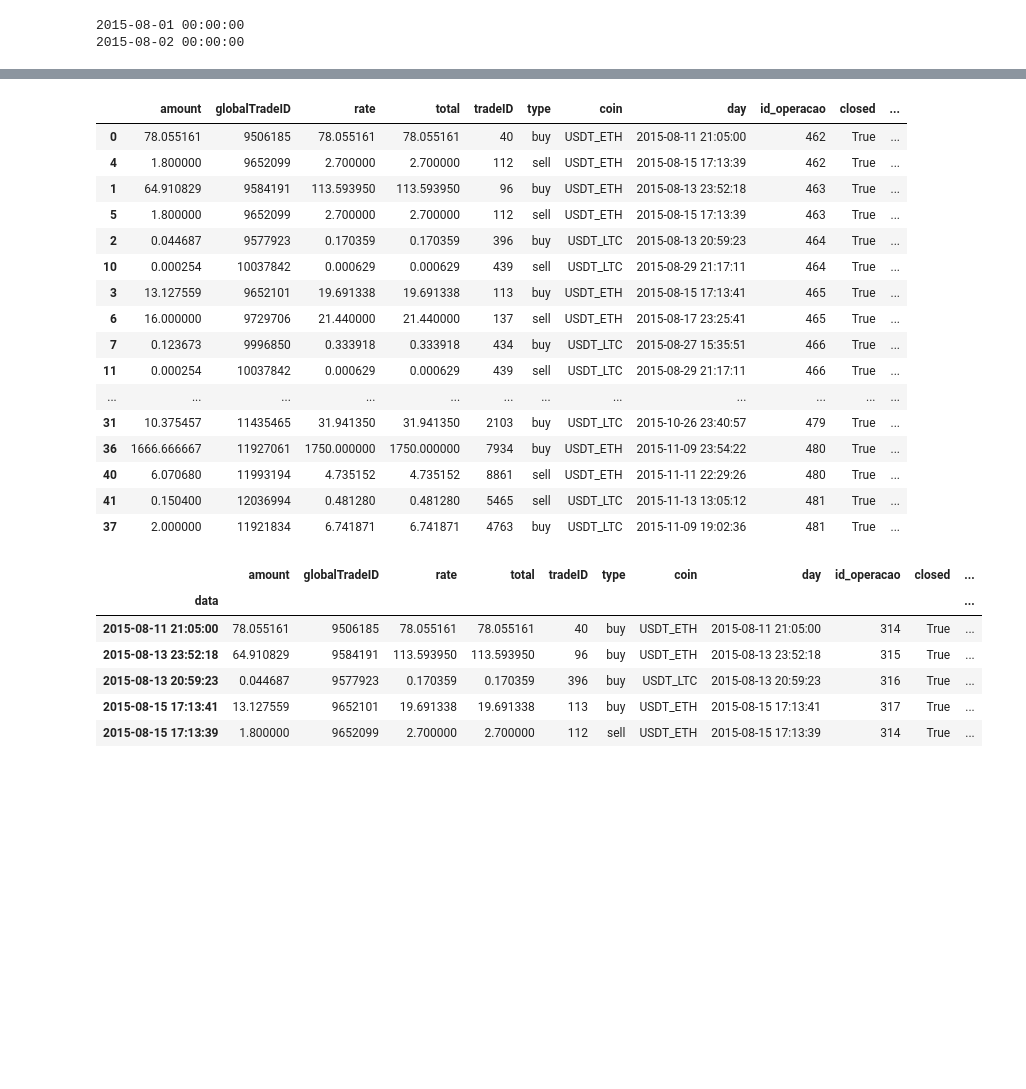
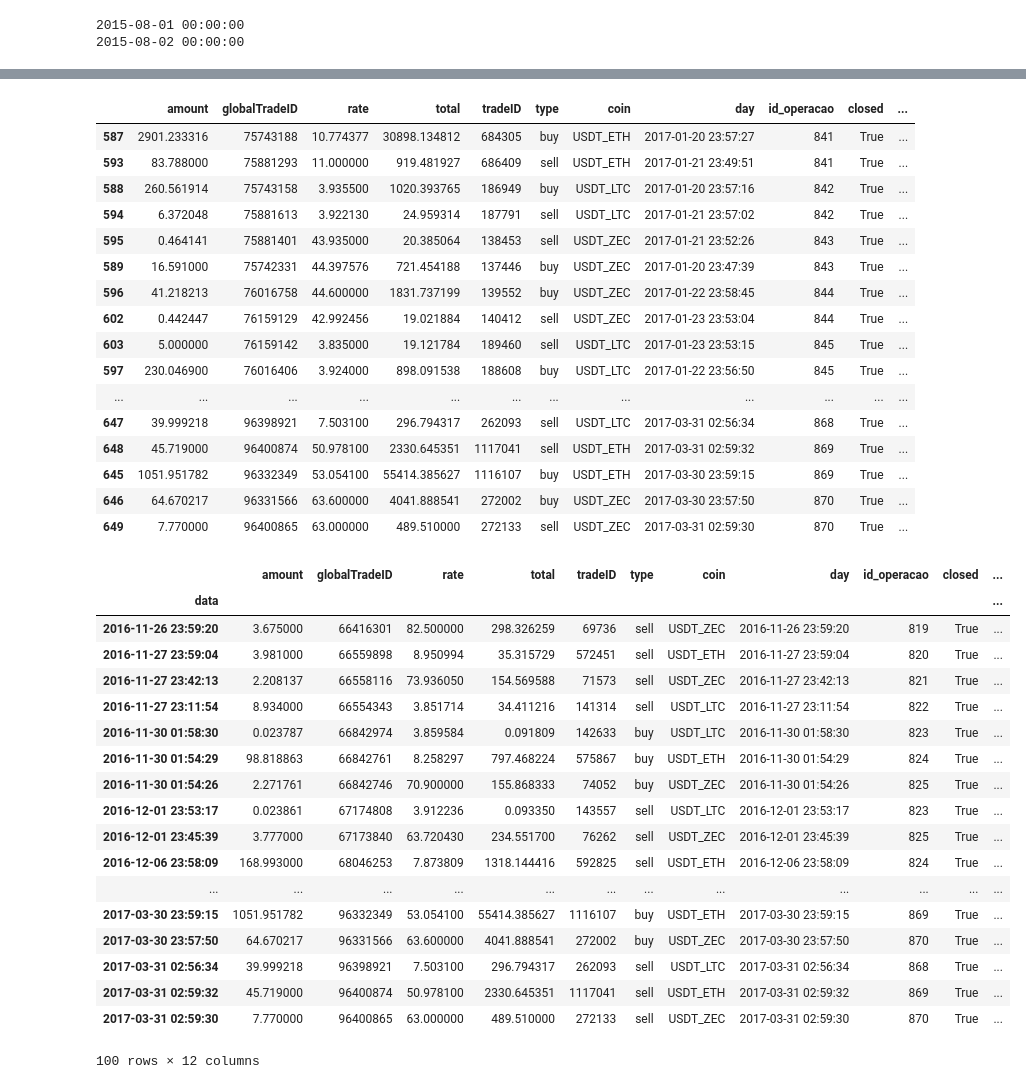
Before and after one commit to nikolasmagno/btc-alt, a Jupyter notebook: BackTest.ipynb, the cells around one changed output, grey strips where cells are left out. Drawn from its saved outputs; the diff is of its cells as text; code cells hidden in the pictures; blank space fills up the shorter version.

```diff
--- a/BackTest.ipynb
+++ b/BackTest.ipynb
@@ -251,33 +285,45 @@ while not janela.empty :
 # %%
 dt_operacoes = pd.DataFrame(operacoes)
-dt_operacoes.sort_values('id_operacao').head(40)
+dt_operacoes.sort_values('id_operacao').tail(60)
 # %% [output]
 |  | amount | globalTradeID | rate | total | tradeID | type | coin | day | id_operacao | closed | ... |
-| 0 | 78.055161 | 9506185 | 78.055161 | 78.055161 | 40 | buy | USDT_ETH | 2015-08-11 21:05:00 | 462 | True | ... |
-| 4 | 1.800000 | 9652099 | 2.700000 | 2.700000 | 112 | sell | USDT_ETH | 2015-08-15 17:13:39 | 462 | True | ... |
-| 1 | 64.910829 | 9584191 | 113.593950 | 113.593950 | 96 | buy | USDT_ETH | 2015-08-13 23:52:18 | 463 | True | ... |
-| 5 | 1.800000 | 9652099 | 2.700000 | 2.700000 | 112 | sell | USDT_ETH | 2015-08-15 17:13:39 | 463 | True | ... |
-| 2 | 0.044687 | 9577923 | 0.170359 | 0.170359 | 396 | buy | USDT_LTC | 2015-08-13 20:59:23 | 464 | True | ... |
-| 10 | 0.000254 | 10037842 | 0.000629 | 0.000629 | 439 | sell | USDT_LTC | 2015-08-29 21:17:11 | 464 | True | ... |
-| 3 | 13.127559 | 9652101 | 19.691338 | 19.691338 | 113 | buy | USDT_ETH | 2015-08-15 17:13:41 | 465 | True | ... |
-| 6 | 16.000000 | 9729706 | 21.440000 | 21.440000 | 137 | sell | USDT_ETH | 2015-08-17 23:25:41 | 465 | True | ... |
-| 7 | 0.123673 | 9996850 | 0.333918 | 0.333918 | 434 | buy | USDT_LTC | 2015-08-27 15:35:51 | 466 | True | ... |
-| 11 | 0.000254 | 10037842 | 0.000629 | 0.000629 | 439 | sell | USDT_LTC | 2015-08-29 21:17:11 | 466 | True | ... |
+| 587 | 2901.233316 | 75743188 | 10.774377 | 30898.134812 | 684305 | buy | USDT_ETH | 2017-01-20 23:57:27 | 841 | True | ... |
+| 593 | 83.788000 | 75881293 | 11.000000 | 919.481927 | 686409 | sell | USDT_ETH | 2017-01-21 23:49:51 | 841 | True | ... |
+| 588 | 260.561914 | 75743158 | 3.935500 | 1020.393765 | 186949 | buy | USDT_LTC | 2017-01-20 23:57:16 | 842 | True | ... |
+| 594 | 6.372048 | 75881613 | 3.922130 | 24.959314 | 187791 | sell | USDT_LTC | 2017-01-21 23:57:02 | 842 | True | ... |
+| 595 | 0.464141 | 75881401 | 43.935000 | 20.385064 | 138453 | sell | USDT_ZEC | 2017-01-21 23:52:26 | 843 | True | ... |
+| 589 | 16.591000 | 75742331 | 44.397576 | 721.454188 | 137446 | buy | USDT_ZEC | 2017-01-20 23:47:39 | 843 | True | ... |
+| 596 | 41.218213 | 76016758 | 44.600000 | 1831.737199 | 139552 | buy | USDT_ZEC | 2017-01-22 23:58:45 | 844 | True | ... |
+| 602 | 0.442447 | 76159129 | 42.992456 | 19.021884 | 140412 | sell | USDT_ZEC | 2017-01-23 23:53:04 | 844 | True | ... |
+| 603 | 5.000000 | 76159142 | 3.835000 | 19.121784 | 189460 | sell | USDT_LTC | 2017-01-23 23:53:15 | 845 | True | ... |
+| 597 | 230.046900 | 76016406 | 3.924000 | 898.091538 | 188608 | buy | USDT_LTC | 2017-01-22 23:56:50 | 845 | True | ... |
 | ... | ... | ... | ... | ... | ... | ... | ... | ... | ... | ... | ... |
-| 31 | 10.375457 | 11435465 | 31.941350 | 31.941350 | 2103 | buy | USDT_LTC | 2015-10-26 23:40:57 | 479 | True | ... |
-| 36 | 1666.666667 | 11927061 | 1750.000000 | 1750.000000 | 7934 | buy | USDT_ETH | 2015-11-09 23:54:22 | 480 | True | ... |
-| 40 | 6.070680 | 11993194 | 4.735152 | 4.735152 | 8861 | sell | USDT_ETH | 2015-11-11 22:29:26 | 480 | True | ... |
-| 41 | 0.150400 | 12036994 | 0.481280 | 0.481280 | 5465 | sell | USDT_LTC | 2015-11-13 13:05:12 | 481 | True | ... |
-| 37 | 2.000000 | 11921834 | 6.741871 | 6.741871 | 4763 | buy | USDT_LTC | 2015-11-09 19:02:36 | 481 | True | ... |
+| 647 | 39.999218 | 96398921 | 7.503100 | 296.794317 | 262093 | sell | USDT_LTC | 2017-03-31 02:56:34 | 868 | True | ... |
+| 648 | 45.719000 | 96400874 | 50.978100 | 2330.645351 | 1117041 | sell | USDT_ETH | 2017-03-31 02:59:32 | 869 | True | ... |
+| 645 | 1051.951782 | 96332349 | 53.054100 | 55414.385627 | 1116107 | buy | USDT_ETH | 2017-03-30 23:59:15 | 869 | True | ... |
+| 646 | 64.670217 | 96331566 | 63.600000 | 4041.888541 | 272002 | buy | USDT_ZEC | 2017-03-30 23:57:50 | 870 | True | ... |
+| 649 | 7.770000 | 96400865 | 63.000000 | 489.510000 | 272133 | sell | USDT_ZEC | 2017-03-31 02:59:30 | 870 | True | ... |
 # %%
 dt_operacoes['data'] = dt_operacoes.day
 dt_operacoes.set_index('data', inplace=True)
-dt_operacoes.head()
+dt_operacoes.tail(100)
 # %% [output]
 |  | amount | globalTradeID | rate | total | tradeID | type | coin | day | id_operacao | closed | ... |
 | data |  |  |  |  |  |  |  |  |  |  | ... |
-| 2015-08-11 21:05:00 | 78.055161 | 9506185 | 78.055161 | 78.055161 | 40 | buy | USDT_ETH | 2015-08-11 21:05:00 | 314 | True | ... |
-| 2015-08-13 23:52:18 | 64.910829 | 9584191 | 113.593950 | 113.593950 | 96 | buy | USDT_ETH | 2015-08-13 23:52:18 | 315 | True | ... |
-| 2015-08-13 20:59:23 | 0.044687 | 9577923 | 0.170359 | 0.170359 | 396 | buy | USDT_LTC | 2015-08-13 20:59:23 | 316 | True | ... |
-| 2015-08-15 17:13:41 | 13.127559 | 9652101 | 19.691338 | 19.691338 | 113 | buy | USDT_ETH | 2015-08-15 17:13:41 | 317 | True | ... |
-| 2015-08-15 17:13:39 | 1.800000 | 9652099 | 2.700000 | 2.700000 | 112 | sell | USDT_ETH | 2015-08-15 17:13:39 | 314 | True | ... |
+| 2016-11-26 23:59:20 | 3.675000 | 66416301 | 82.500000 | 298.326259 | 69736 | sell | USDT_ZEC | 2016-11-26 23:59:20 | 819 | True | ... |
+| 2016-11-27 23:59:04 | 3.981000 | 66559898 | 8.950994 | 35.315729 | 572451 | sell | USDT_ETH | 2016-11-27 23:59:04 | 820 | True | ... |
+| 2016-11-27 23:42:13 | 2.208137 | 66558116 | 73.936050 | 154.569588 | 71573 | sell | USDT_ZEC | 2016-11-27 23:42:13 | 821 | True | ... |
+| 2016-11-27 23:11:54 | 8.934000 | 66554343 | 3.851714 | 34.411216 | 141314 | sell | USDT_LTC | 2016-11-27 23:11:54 | 822 | True | ... |
+| 2016-11-30 01:58:30 | 0.023787 | 66842974 | 3.859584 | 0.091809 | 142633 | buy | USDT_LTC | 2016-11-30 01:58:30 | 823 | True | ... |
+| 2016-11-30 01:54:29 | 98.818863 | 66842761 | 8.258297 | 797.468224 | 575867 | buy | USDT_ETH | 2016-11-30 01:54:29 | 824 | True | ... |
+| 2016-11-30 01:54:26 | 2.271761 | 66842746 | 70.900000 | 155.868333 | 74052 | buy | USDT_ZEC | 2016-11-30 01:54:26 | 825 | True | ... |
+| 2016-12-01 23:53:17 | 0.023861 | 67174808 | 3.912236 | 0.093350 | 143557 | sell | USDT_LTC | 2016-12-01 23:53:17 | 823 | True | ... |
+| 2016-12-01 23:45:39 | 3.777000 | 67173840 | 63.720430 | 234.551700 | 76262 | sell | USDT_ZEC | 2016-12-01 23:45:39 | 825 | True | ... |
+| 2016-12-06 23:58:09 | 168.993000 | 68046253 | 7.873809 | 1318.144416 | 592825 | sell | USDT_ETH | 2016-12-06 23:58:09 | 824 | True | ... |
+| ... | ... | ... | ... | ... | ... | ... | ... | ... | ... | ... | ... |
+| 2017-03-30 23:59:15 | 1051.951782 | 96332349 | 53.054100 | 55414.385627 | 1116107 | buy | USDT_ETH | 2017-03-30 23:59:15 | 869 | True | ... |
+| 2017-03-30 23:57:50 | 64.670217 | 96331566 | 63.600000 | 4041.888541 | 272002 | buy | USDT_ZEC | 2017-03-30 23:57:50 | 870 | True | ... |
+| 2017-03-31 02:56:34 | 39.999218 | 96398921 | 7.503100 | 296.794317 | 262093 | sell | USDT_LTC | 2017-03-31 02:56:34 | 868 | True | ... |
+| 2017-03-31 02:59:32 | 45.719000 | 96400874 | 50.978100 | 2330.645351 | 1117041 | sell | USDT_ETH | 2017-03-31 02:59:32 | 869 | True | ... |
+| 2017-03-31 02:59:30 | 7.770000 | 96400865 | 63.000000 | 489.510000 | 272133 | sell | USDT_ZEC | 2017-03-31 02:59:30 | 870 | True | ... |
+100 rows × 12 columns
```
Also changed, not shown: parts of 5 cells of this notebook, 1 other file.
